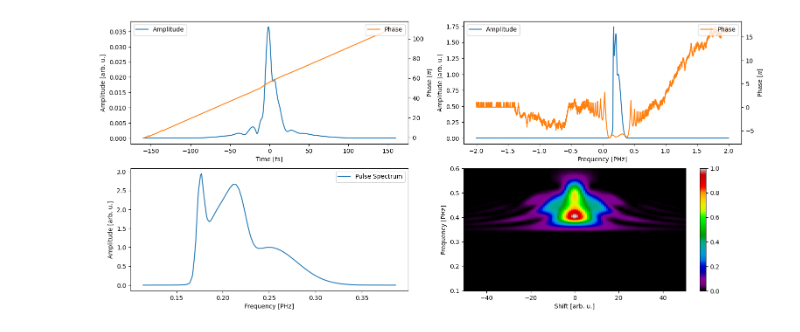
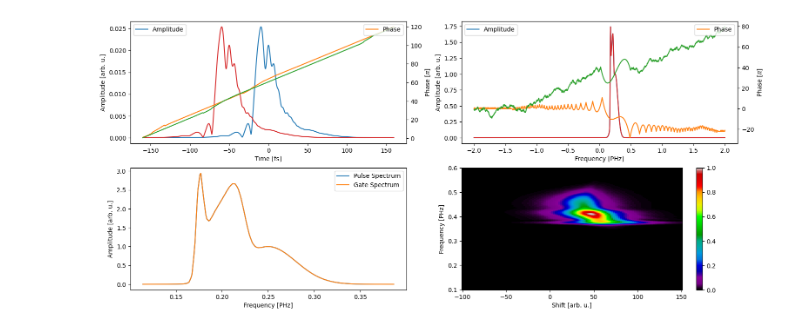
Before and after one commit to matillda123/Pulse-Retrieval-with-JAX, a Jupyter notebook: _usage_example.ipynb, the cells around one changed output. Drawn from its saved outputs; the diff is of its cells as text; code cells hidden in the pictures.

```diff
--- a/_usage_example.ipynb
+++ b/_usage_example.ipynb
@@ -8,20 +8,17 @@ import jax
 from pulsedjax.simulate_trace import MakeTrace, apply_noise, GaussianAmplitude, PolynomialPhase, MultiPulse, RandomPhase
 # %%
 from pulsedjax.simulate_trace import MakeTrace
-from pulsedjax.simulate_trace import GaussianAmplitude, RandomPhase
+from pulsedjax.simulate_trace import GaussianAmplitude, PolynomialPhase
 import jax.numpy as jnp
 
 amp0 = GaussianAmplitude((1,1,1), (0.175,0.2,0.25), (0.01,0.05,0.1), (1,2,1))
-phase0 = RandomPhase(number_of_points=4)
-
-amp1 = GaussianAmplitude(1, 0.4, 0.05, 1)
-phase1 = RandomPhase(number_of_points=4)
-
+phase0 = PolynomialPhase(None, (0,10,20,-30))
+phase1 = PolynomialPhase(None, (0,60,20,-30))
 
 mp = MakeTrace(N=128*10, f_max=2)
 time, pulse_t, frequency, pulse_f = mp.generate_pulse((amp0,phase0))
 
-_, _, frequency_gate, pulse_f_gate = mp.generate_pulse((amp1,phase1))
+_, _, frequency_gate, pulse_f_gate = mp.generate_pulse((amp0,phase1))
 
 
 # import refractiveindex
@@ -32,8 +29,13 @@ _, _, frequency_gate, pulse_f_gate = mp.generate_pulse((amp1,phase1))
 #                                                                frequency_range=(0.1,0.65), N=128)
 
 
+from pulsedjax import get_spectral_filter
 
-delay = jnp.linspace(-50,50,128)
-delay, frequency_trace, trace, spectra = mp.generate_frog(time, frequency, pulse_t, pulse_f, "shg", delay,
-                                                               frequency_range=(0.1,0.6), N=128*2)
+spectral_filter = get_spectral_filter("lorentzian", frequency, (1,0.2,0.01,1), material_thickness=2)
+
+
+delay = jnp.linspace(-100,150,128)
+delay, frequency_trace, trace, spectra = mp.generate_tdp(time, frequency, pulse_t, pulse_f, "shg", delay, spectral_filter,
+                                                         frequency_range=(0.1,0.6), N=128*2,
+                                                         cross_correlation=True, gate=(frequency_gate, pulse_f_gate))
 # %% [output]
@@ -41 +42 @@ WARNING:2026-01-13 16:26:28,142:jax._src.xla_bridge:852: An NVIDIA GPU may be pr
-[figure, old version]
+[figure, new version]
```
Also changed, not shown: parts of 3 cells of this notebook, 15 other files.
